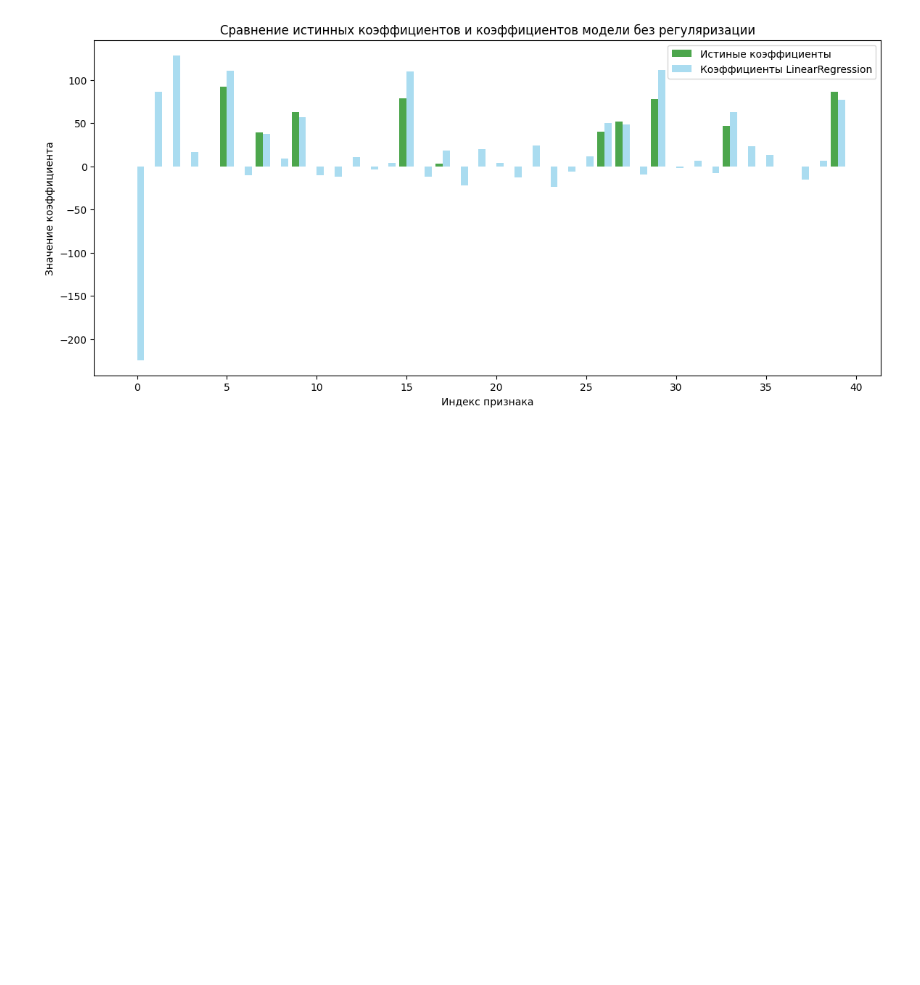
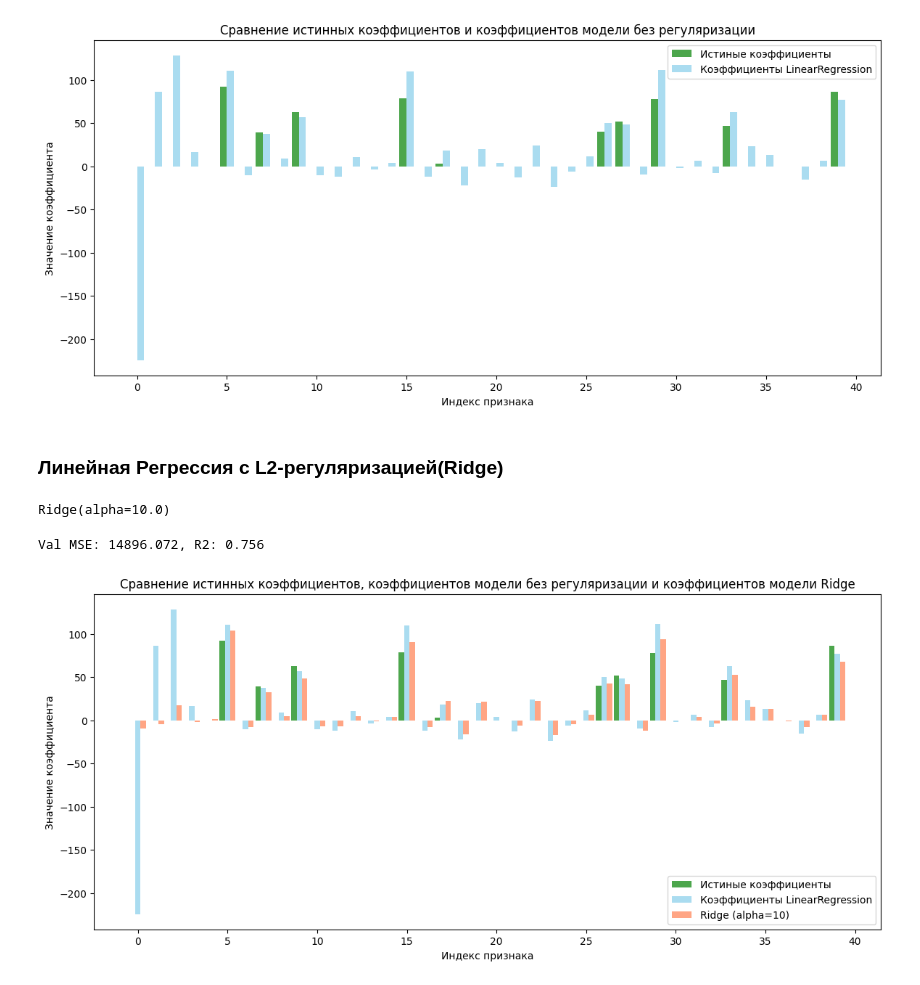
Before and after one commit to MEYakunin/Sprint10_Tortilla_Center, a Jupyter notebook: LR_Regularization.ipynb, the cells around one changed output. Cells and saved outputs as stored; diff of their text form; code cells hidden in the pictures; blank space fills up the shorter version.

Commit message:
LR_Regularization - создание модели с L2 регуляризацией (Ridge)

```diff
--- a/LR_Regularization.ipynb
+++ b/LR_Regularization.ipynb
@@ -134,3 +140,11 @@ plt.legend()
 plt.show()
 # %% [output]
 [figure]
+# %% [markdown]
+### Линейная Регрессия с L2-регуляризацией(Ridge)
+# %%
+# Обучаем модель Ridge
+ridge_model = Ridge(alpha=10.0)
+ridge_model.fit(X_train, y_train)
+# %% [output]
+Ridge(alpha=10.0)
@@ -136,0 +154,51 @@ plt.show()
+# %%
+# Оцениваем качество модели lr_model
+mse_ridge = mean_squared_error(y_val, y_pred_ridge)
+r2_ridge = r2_score(y_val, y_pred_ridge)
+
+print(f"Val MSE: {mse_ridge:.3f}, R2: {r2_ridge:.3f}")
+# %% [output]
+Val MSE: 14896.072, R2: 0.756
+# %%
+indices = np.arange(len(true_coefs))
+width = 0.3
+
+plt.figure(figsize=(14, 6))
+
+# Истинные коэффициенты
+plt.bar(
+    indices - width,
+    true_coefs,
+    width=width,
+    label='Истиные коэффициенты',
+    color='green',
+    alpha=0.7
+)
+
+# Коэффициенты LinearRegression (без регуляризации)
+plt.bar(
+    indices,
+    lr_model.coef_,
+    width=width,
+    label='Коэффициенты LinearRegression',
+    color='skyblue',
+    alpha=0.7
+)
+
+# Коэффициенты Ridge (с alpha=10)
+plt.bar(
+    indices + width,
+    ridge_model.coef_,
+    width=width,
+    label='Ridge (alpha=10)',
+    color='coral',
+    alpha=0.7
+)
+
+plt.xlabel('Индекс признака')
+plt.ylabel('Значение коэффициента')
+plt.title('Сравнение истинных коэффициентов, коэффициентов модели без регуляризации и коэффициентов модели Ridge')
+plt.legend()
+plt.show()
+# %% [output]
+[figure, added]
```
Also changed, not shown: parts of 5 cells of this notebook.
